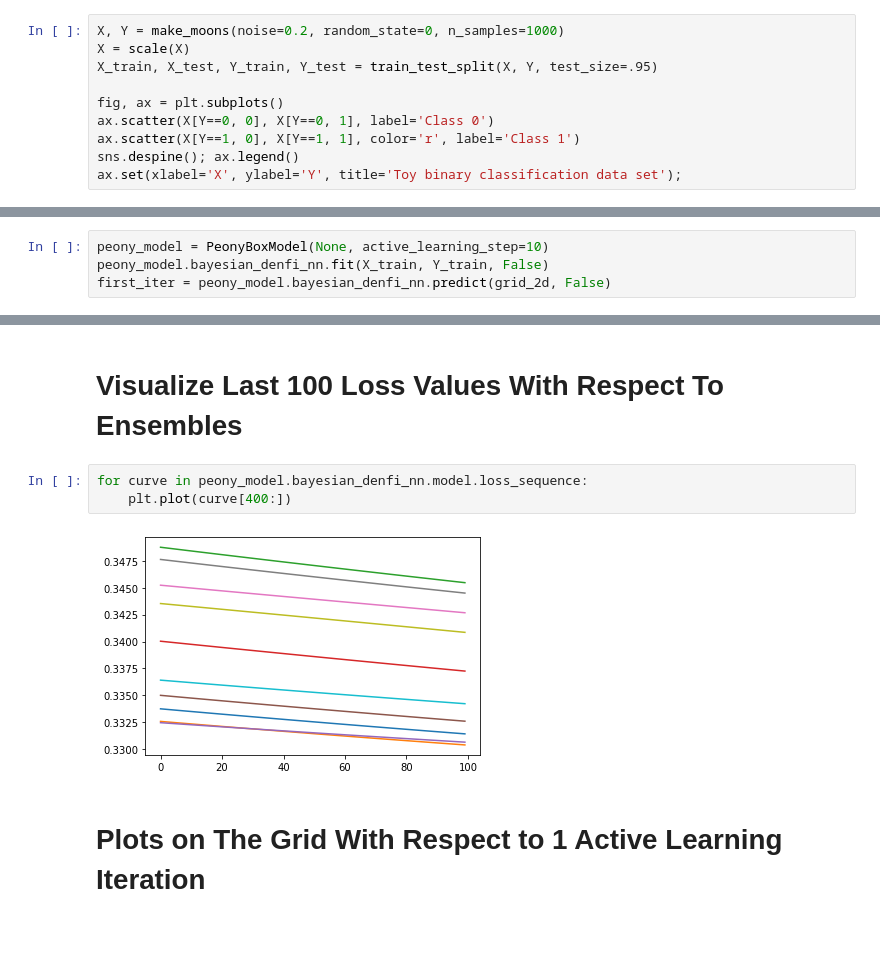
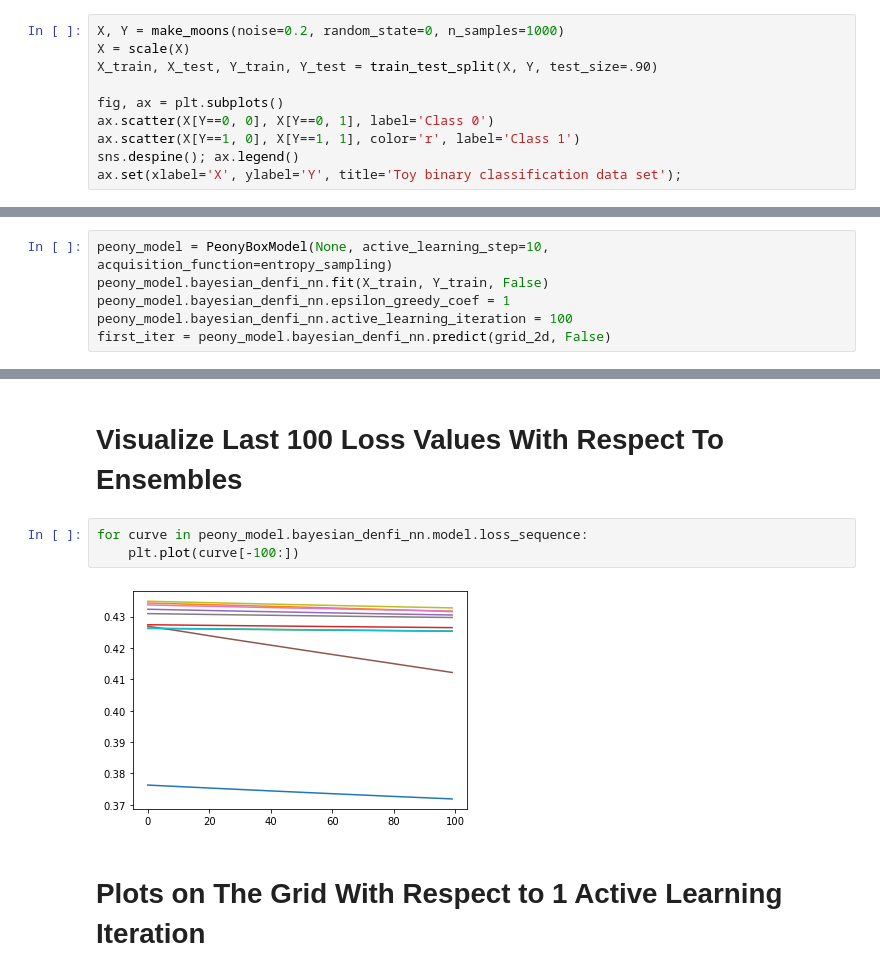
Before and after one commit to sahanmar/Peony, a Jupyter notebook: Peony_project/showcase/showcase_denfi_algorithm.ipynb, the cells around one changed output, grey strips where cells are left out. Drawn from its saved outputs; the diff is of its cells as text; blank space fills up the shorter version.

Commit message:
some fixes with respect to entropy

```diff
--- a/Peony_project/showcase/showcase_denfi_algorithm.ipynb
+++ b/Peony_project/showcase/showcase_denfi_algorithm.ipynb
@@ -22,7 +22,7 @@ from Peony_visualization.src.peony_visualization import visualize_two_auc_evolut
 # %%
 X, Y = make_moons(noise=0.2, random_state=0, n_samples=1000)
 X = scale(X)
-X_train, X_test, Y_train, Y_test = train_test_split(X, Y, test_size=.95)
+X_train, X_test, Y_train, Y_test = train_test_split(X, Y, test_size=.90)
 
 fig, ax = plt.subplots()
 ax.scatter(X[Y==0, 0], X[Y==0, 1], label='Class 0')
@@ -51,8 +53,10 @@ def plot_uncertainty_gird(prediction):
 # %% [markdown]
 # Train a Model and Get Predictions on a Grid
 # %%
-peony_model = PeonyBoxModel(None, active_learning_step=10)
+peony_model = PeonyBoxModel(None, active_learning_step=10, acquisition_function=entropy_sampling)
 peony_model.bayesian_denfi_nn.fit(X_train, Y_train, False)
+peony_model.bayesian_denfi_nn.epsilon_greedy_coef = 1
+peony_model.bayesian_denfi_nn.active_learning_iteration = 100
 first_iter = peony_model.bayesian_denfi_nn.predict(grid_2d, False)
 # %% [markdown]
 # Visualize Last 100 Loss Values With Respect To Ensembles
@@ -71,9 +75,9 @@ second_iter = peony_model.bayesian_denfi_nn.predict(grid_2d, False)
 # Visualize Last 100 Loss Values With Respect To Ensembles
 # %%
 for curve in peony_model.bayesian_denfi_nn.model.loss_sequence:
-    plt.plot(curve[400:])
+    plt.plot(curve[-100:])
 # %% [output]
-[figure, old version]
+[figure, new version]
 # %% [markdown]
 # Plots on The Grid With Respect to 1 Active Learning Iteration
 # %%
```
Also changed, not shown: parts of 3 cells of this notebook, 9 other files.
